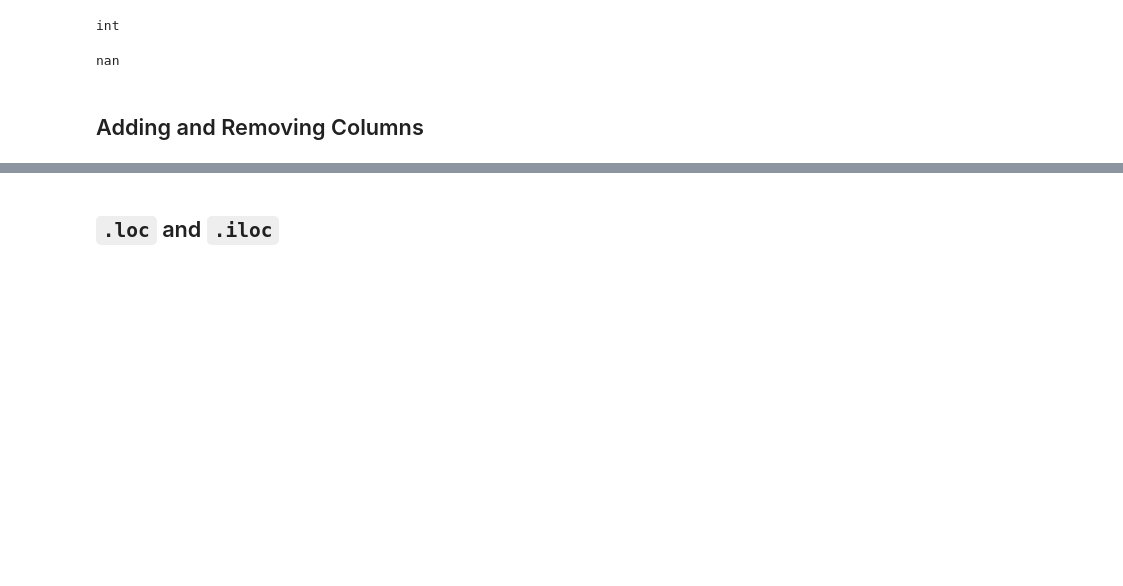
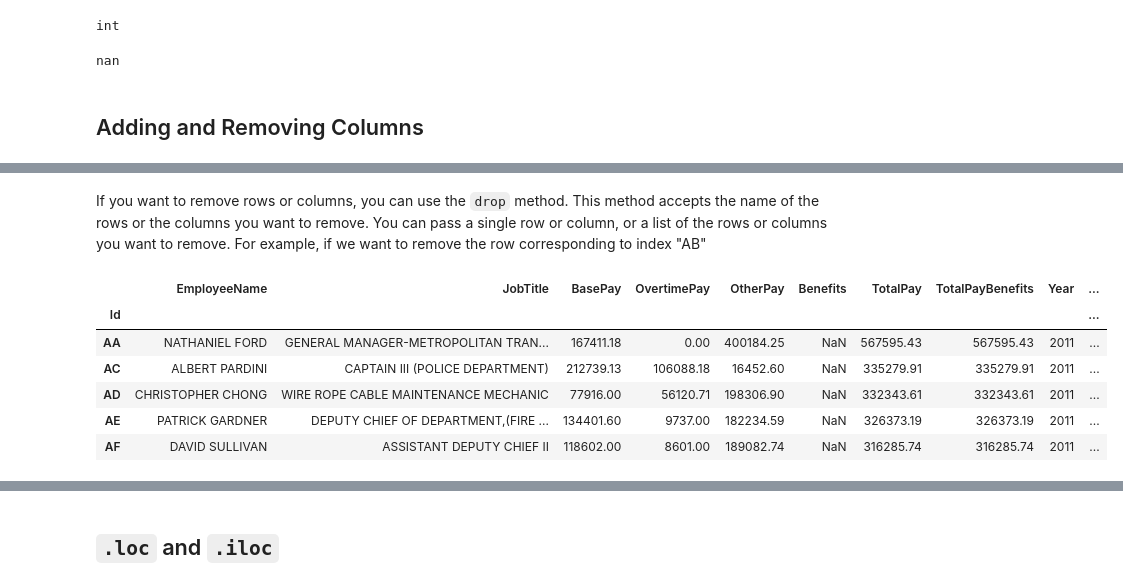
Before and after one commit to life-efficient/Data-Engineering, a Jupyter notebook: 1. Data Formats and Pandas/2. Intro to Pandas/Notebook.ipynb, the cells around one changed output, grey strips where cells are left out. Drawn from its saved outputs; the diff is of its cells as text; code cells hidden in the pictures; blank space fills up the shorter version.

```diff
--- a/1. Data Formats and Pandas/2. Intro to Pandas/Notebook.ipynb
+++ b/1. Data Formats and Pandas/2. Intro to Pandas/Notebook.ipynb
@@ -284,0 +346,12 @@ sf_sal.drop(["AE", "AB"]) # axis=0, inplace=False by default
+# %% [markdown]
+If you want to remove rows or columns, you can use the `drop` method. This method accepts the name of the rows or the columns you want to remove. You can pass a single row or column, or a list of the rows or columns you want to remove. For example, if we want to remove the row corresponding to index "AB"
+# %%
+sf_sal.drop("AB").head(5)
+# %% [output]
+|  | EmployeeName | JobTitle | BasePay | OvertimePay | OtherPay | Benefits | TotalPay | TotalPayBenefits | Year | ... |
+| Id |  |  |  |  |  |  |  |  |  | ... |
+| AA | NATHANIEL FORD | GENERAL MANAGER-METROPOLITAN TRAN... | 167411.18 | 0.00 | 400184.25 | NaN | 567595.43 | 567595.43 | 2011 | ... |
+| AC | ALBERT PARDINI | CAPTAIN III (POLICE DEPARTMENT) | 212739.13 | 106088.18 | 16452.60 | NaN | 335279.91 | 335279.91 | 2011 | ... |
+| AD | CHRISTOPHER CHONG | WIRE ROPE CABLE MAINTENANCE MECHANIC | 77916.00 | 56120.71 | 198306.90 | NaN | 332343.61 | 332343.61 | 2011 | ... |
+| AE | PATRICK GARDNER | DEPUTY CHIEF OF DEPARTMENT,(FIRE ... | 134401.60 | 9737.00 | 182234.59 | NaN | 326373.19 | 326373.19 | 2011 | ... |
+| AF | DAVID SULLIVAN | ASSISTANT DEPUTY CHIEF II | 118602.00 | 8601.00 | 189082.74 | NaN | 316285.74 | 316285.74 | 2011 | ... |
```
Also changed, not shown: parts of 77 cells of this notebook.
